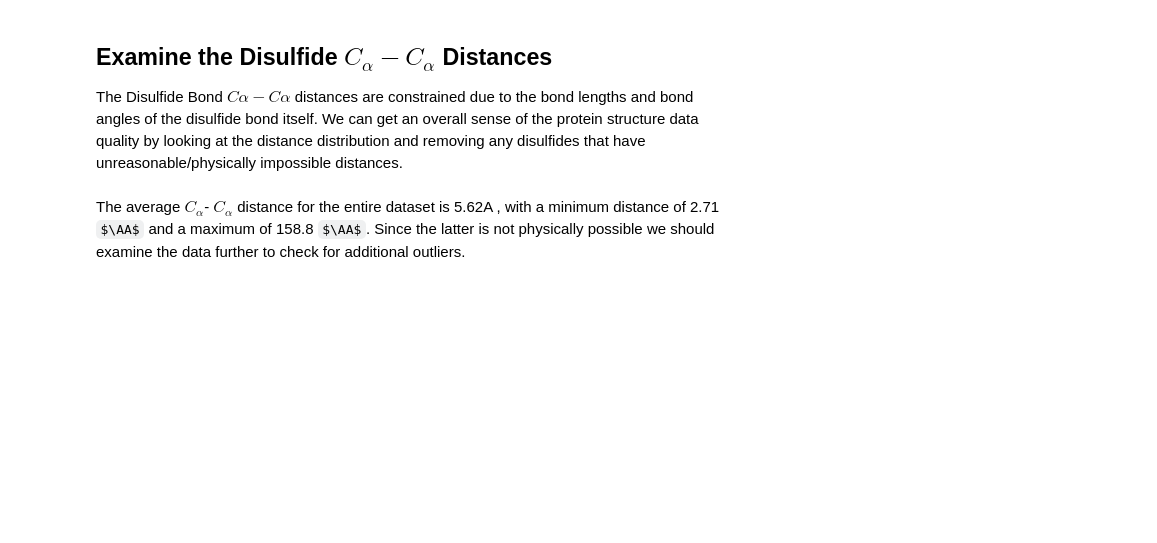
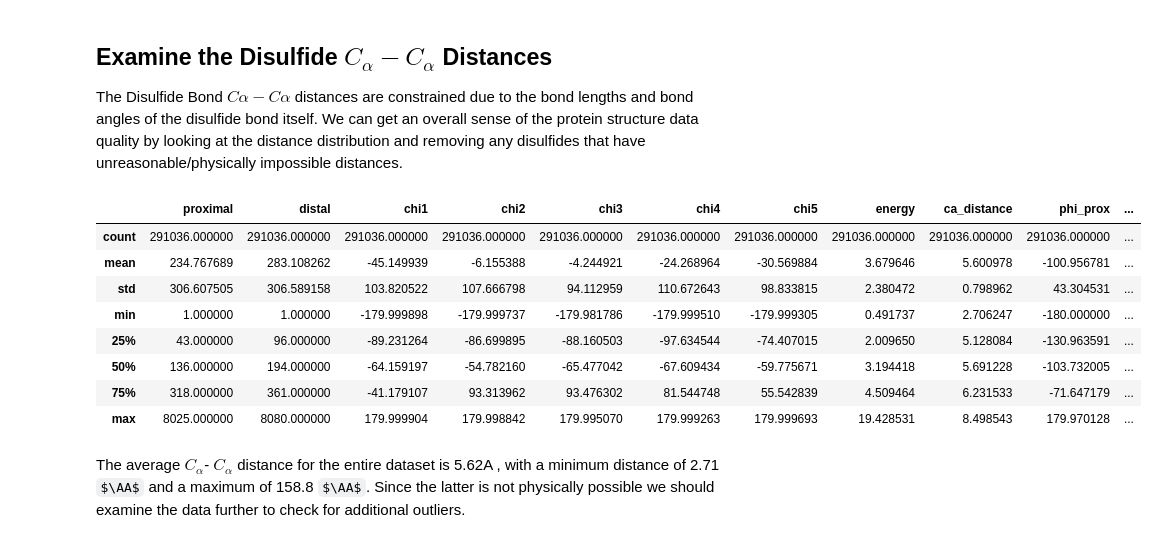
Before and after one commit to suchanek/proteusPy, a Jupyter notebook: notebooks/DisulfideAnalysis.ipynb, the cells around one changed output. Cells and saved outputs as stored; diff of their text form; code cells hidden in the pictures; some formulas as TeX source; blank space fills up the shorter version.

```diff
--- a/notebooks/DisulfideAnalysis.ipynb
+++ b/notebooks/DisulfideAnalysis.ipynb
@@ -128,23 +123,33 @@ The Disulfide Bond $Cα-Cα$ distances are constrained due to the bond lengths a
 # %%
 
 # retrieve the torsions dataframe
 from proteusPy.Disulfide import Torsion_DF_Cols
 
 _SSdf = PDB_SS.getTorsions()
 # there are a few structures with bad SSBonds. Their
 # CA distances are > 7.0. We remove them from consideration
 # below
 
-_far = _SSdf['ca_distance'] >= 9.0
+#_far = _SSdf['ca_distance'] >= 9.0
 _near = _SSdf['ca_distance'] < 9.0
 
-SS_df_Far = _SSdf[_far]
+#SS_df_Far = _SSdf[_far]
 
 # entire database
 SS_df = _SSdf[_near]
 
 SS_df = SS_df[Torsion_DF_Cols].copy()
 SS_df.describe()
+# %% [output]
+|  | proximal | distal | chi1 | chi2 | chi3 | chi4 | chi5 | energy | ca_distance | phi_prox | ... |
+| count | 291036.000000 | 291036.000000 | 291036.000000 | 291036.000000 | 291036.000000 | 291036.000000 | 291036.000000 | 291036.000000 | 291036.000000 | 291036.000000 | ... |
+| mean | 234.767689 | 283.108262 | -45.149939 | -6.155388 | -4.244921 | -24.268964 | -30.569884 | 3.679646 | 5.600978 | -100.956781 | ... |
+| std | 306.607505 | 306.589158 | 103.820522 | 107.666798 | 94.112959 | 110.672643 | 98.833815 | 2.380472 | 0.798962 | 43.304531 | ... |
+| min | 1.000000 | 1.000000 | -179.999898 | -179.999737 | -179.981786 | -179.999510 | -179.999305 | 0.491737 | 2.706247 | -180.000000 | ... |
+| 25% | 43.000000 | 96.000000 | -89.231264 | -86.699895 | -88.160503 | -97.634544 | -74.407015 | 2.009650 | 5.128084 | -130.963591 | ... |
+| 50% | 136.000000 | 194.000000 | -64.159197 | -54.782160 | -65.477042 | -67.609434 | -59.775671 | 3.194418 | 5.691228 | -103.732005 | ... |
+| 75% | 318.000000 | 361.000000 | -41.179107 | 93.313962 | 93.476302 | 81.544748 | 55.542839 | 4.509464 | 6.231533 | -71.647179 | ... |
+| max | 8025.000000 | 8080.000000 | 179.999904 | 179.998842 | 179.995070 | 179.999263 | 179.999693 | 19.428531 | 8.498543 | 179.970128 | ... |
 # %% [markdown]
 The average $C_\alpha$- $C_\alpha$ distance for the entire dataset is 5.62A , with a minimum distance of 2.71 $\AA$ and a maximum of 158.8 $\AA$. Since the latter is not physically possible we should examine the data further to check for additional outliers.
 # %%
```
Also changed, not shown: parts of 12 cells of this notebook, 26 other files.
